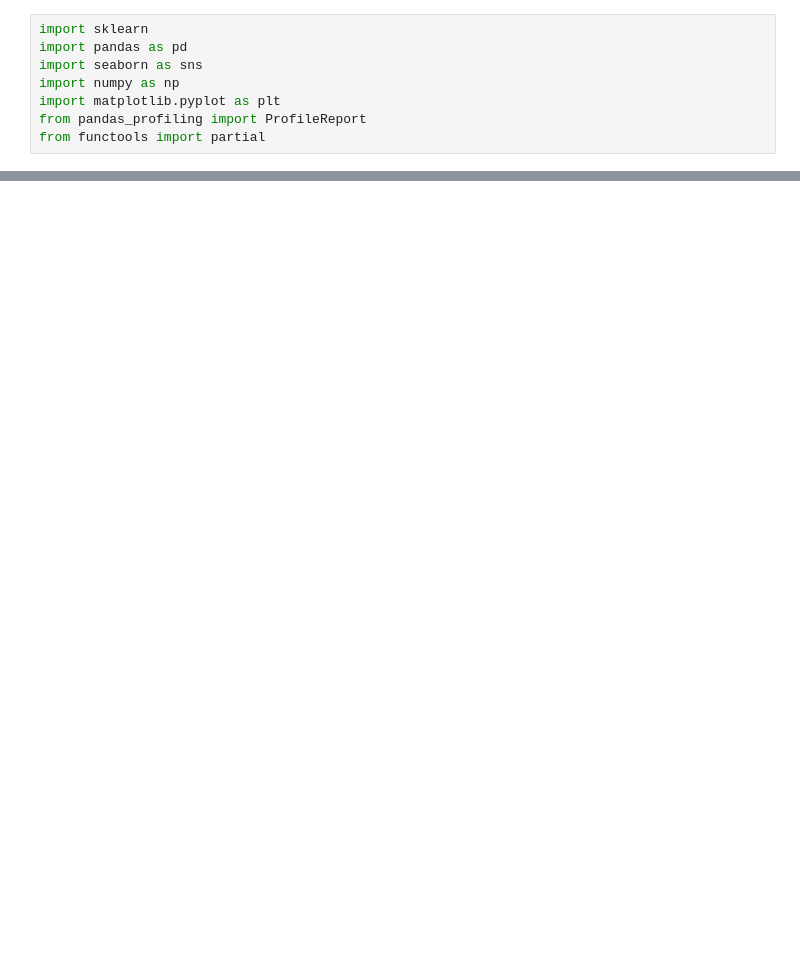
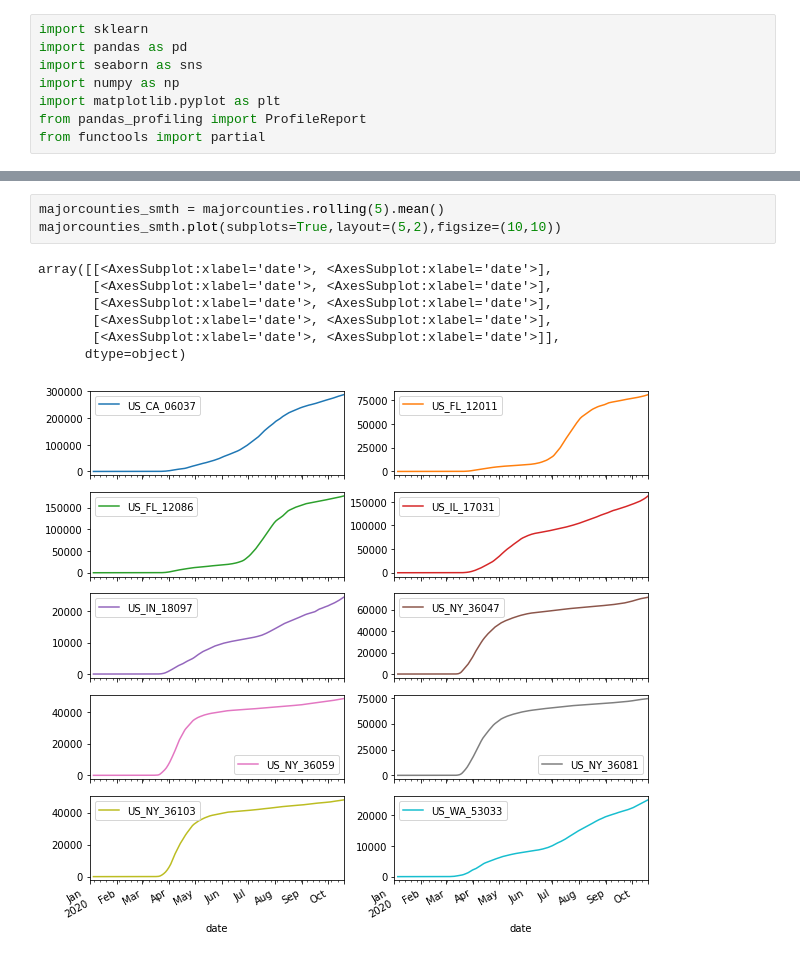
Before and after one commit to williamGlazer/ProjectX, a Jupyter notebook: notebooks/usa/usa_covid.ipynb, the cells around one changed output, grey strips where cells are left out. Cells and saved outputs as stored; diff of their text form; blank space fills up the shorter version.

```diff
--- a/notebooks/usa/usa_covid.ipynb
+++ b/notebooks/usa/usa_covid.ipynb
@@ -133,0 +160,11 @@ df_num.hist(figsize=(16, 20), bins=50, xlabelsize=8, ylabelsize=8); # ; avoid ha
+# %%
+majorcounties_smth = majorcounties.rolling(5).mean()
+majorcounties_smth.plot(subplots=True,layout=(5,2),figsize=(10,10))
+# %% [output]
+array([[<AxesSubplot:xlabel='date'>, <AxesSubplot:xlabel='date'>],
+       [<AxesSubplot:xlabel='date'>, <AxesSubplot:xlabel='date'>],
+       [<AxesSubplot:xlabel='date'>, <AxesSubplot:xlabel='date'>],
+       [<AxesSubplot:xlabel='date'>, <AxesSubplot:xlabel='date'>],
+       [<AxesSubplot:xlabel='date'>, <AxesSubplot:xlabel='date'>]],
+      dtype=object)
+[figure, added]
```
Also changed, not shown: parts of 10 cells of this notebook.
